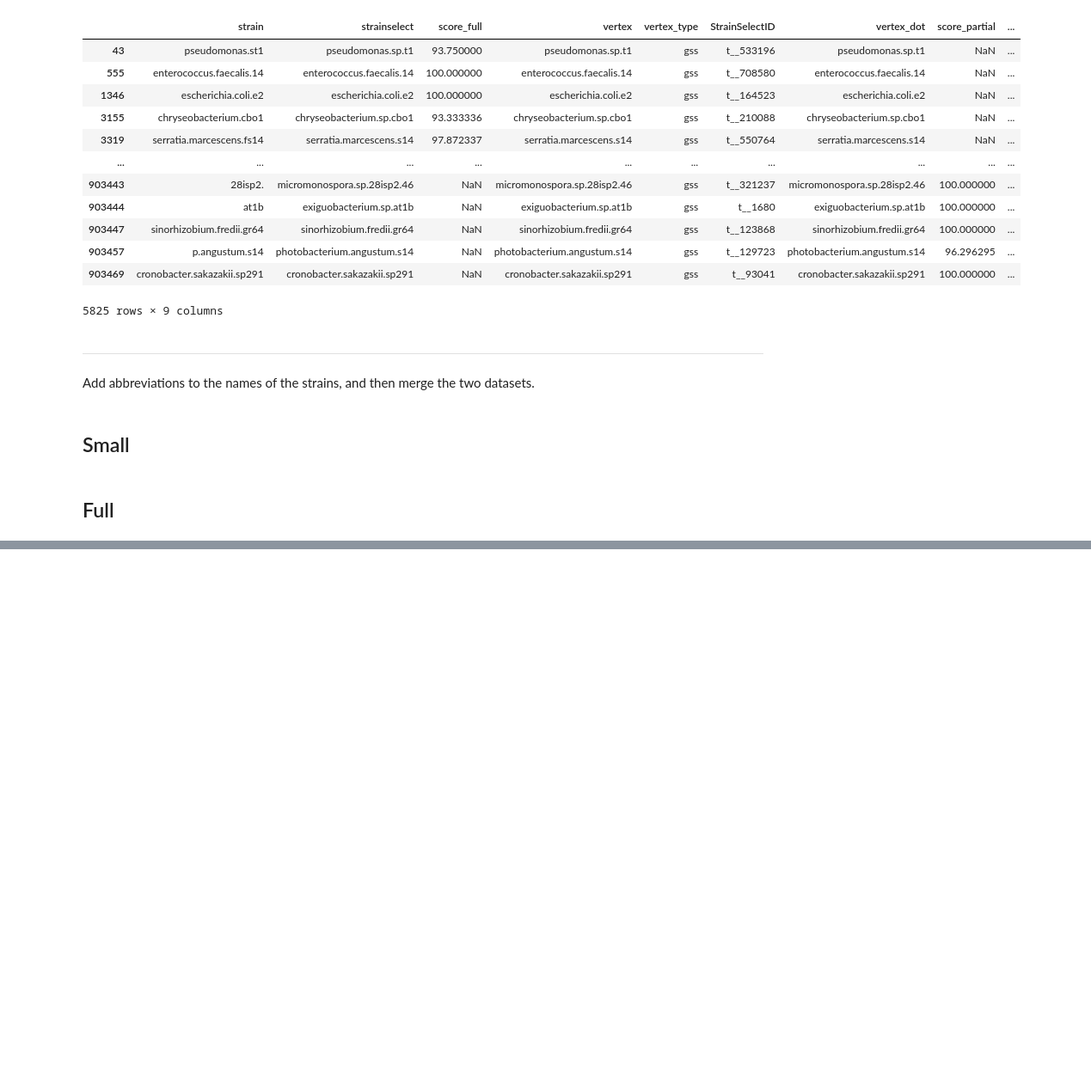
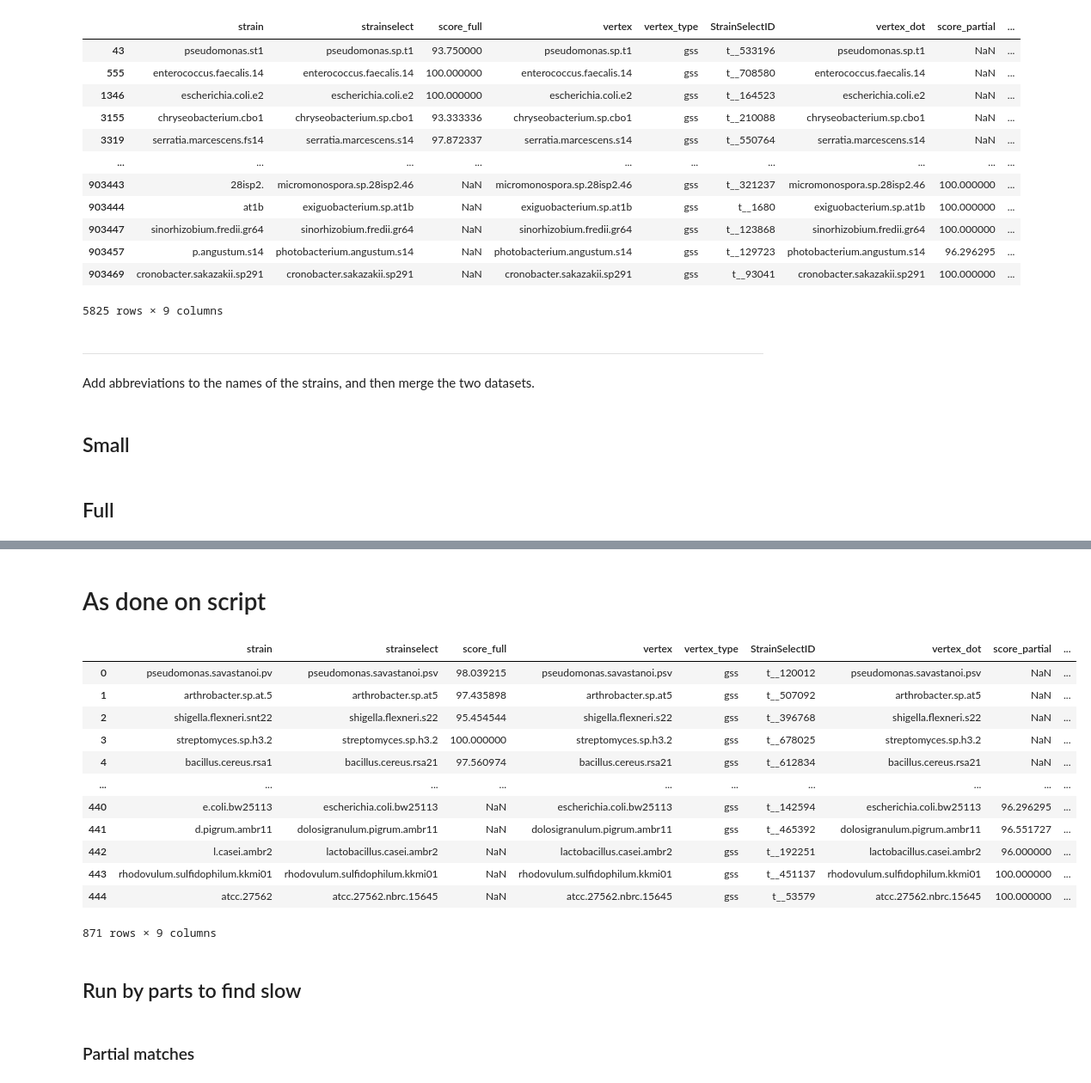
Before and after one commit to danielzmbp/NLP4Pheno, a Jupyter notebook: notebooks/match_predstrains_strainselect.ipynb, the cells around one changed output, grey strips where cells are left out. Shown: that part at 86% size. Cells and saved outputs as stored; diff of their text form; code cells hidden in the pictures; blank space fills up the shorter version.

```diff
--- a/notebooks/match_predstrains_strainselect.ipynb
+++ b/notebooks/match_predstrains_strainselect.ipynb
@@ -187,7 +187,7 @@ matches
 num_processes = 150
 
 # Split the strains into batches
-batch_size = 10
+batch_size = 100
 # %% [markdown]
 Add abbreviations to the names of the strains, and then merge the two datasets.
 # %%
@@ -317,0 +320,30 @@ len(selected[selected.vertex.str.contains("GCA")])
+# %% [markdown]
+# As done on script
+# %%
+strains_small = strains[:4000]
+batch_size = 2000
+strain_batches = [strains_small[i:i + batch_size] for i in range(0, len(strains_small), batch_size)]
+# %%
+%%time
+all_matches_partial = process.cdist(strain_batches[0],
+                                    vertices_noass, scorer=fuzz.partial_ratio,
+                                    workers=40, score_cutoff=95)
+# %%
+def all_combinations(text):
+    for length in range(len(text) + 1):
+        for combo in itertools.combinations(text.split('.'), length):
+            yield '.'.join(combo)
+
+def filter_strains(df):
+    def check_strainselectid(group):
+        return len(group['StrainSelectID'].unique()) == 1
+
+    filtered = df.groupby('strain').filter(check_strainselectid)
+
+    return filtered.groupby('strain').head(1)
+
+def g(df):
+        return df[df.groupby('strain')['score_partial'].transform("max") == df['score_partial']]
+
+def gf(df):
+    return df[df.groupby('strain')['score_full'].transform("max") == df['score_full']]
@@ -317,0 +409,16 @@ len(selected[selected.vertex.str.contains("GCA")])
+# %%
+pd.concat(batch_results)
+# %% [output]
+|  | strain | strainselect | score_full | vertex | vertex_type | StrainSelectID | vertex_dot | score_partial | ... |
+| 0 | pseudomonas.savastanoi.pv | pseudomonas.savastanoi.psv | 98.039215 | pseudomonas.savastanoi.psv | gss | t__120012 | pseudomonas.savastanoi.psv | NaN | ... |
+| 1 | arthrobacter.sp.at.5 | arthrobacter.sp.at5 | 97.435898 | arthrobacter.sp.at5 | gss | t__507092 | arthrobacter.sp.at5 | NaN | ... |
+| 2 | shigella.flexneri.snt22 | shigella.flexneri.s22 | 95.454544 | shigella.flexneri.s22 | gss | t__396768 | shigella.flexneri.s22 | NaN | ... |
+| 3 | streptomyces.sp.h3.2 | streptomyces.sp.h3.2 | 100.000000 | streptomyces.sp.h3.2 | gss | t__678025 | streptomyces.sp.h3.2 | NaN | ... |
+| 4 | bacillus.cereus.rsa1 | bacillus.cereus.rsa21 | 97.560974 | bacillus.cereus.rsa21 | gss | t__612834 | bacillus.cereus.rsa21 | NaN | ... |
+| ... | ... | ... | ... | ... | ... | ... | ... | ... | ... |
+| 440 | e.coli.bw25113 | escherichia.coli.bw25113 | NaN | escherichia.coli.bw25113 | gss | t__142594 | escherichia.coli.bw25113 | 96.296295 | ... |
+| 441 | d.pigrum.ambr11 | dolosigranulum.pigrum.ambr11 | NaN | dolosigranulum.pigrum.ambr11 | gss | t__465392 | dolosigranulum.pigrum.ambr11 | 96.551727 | ... |
+| 442 | l.casei.ambr2 | lactobacillus.casei.ambr2 | NaN | lactobacillus.casei.ambr2 | gss | t__192251 | lactobacillus.casei.ambr2 | 96.000000 | ... |
+| 443 | rhodovulum.sulfidophilum.kkmi01 | rhodovulum.sulfidophilum.kkmi01 | NaN | rhodovulum.sulfidophilum.kkmi01 | gss | t__451137 | rhodovulum.sulfidophilum.kkmi01 | 100.000000 | ... |
+| 444 | atcc.27562 | atcc.27562.nbrc.15645 | NaN | atcc.27562.nbrc.15645 | gss | t__53579 | atcc.27562.nbrc.15645 | 100.000000 | ... |
+871 rows × 9 columns
@@ -317,0 +429,2 @@ len(selected[selected.vertex.str.contains("GCA")])
+# %% [markdown]
+## Run by parts to find slow
@@ -317,0 +438,2 @@ len(selected[selected.vertex.str.contains("GCA")])
+# %% [markdown]
+### Partial matches
```
Also changed, not shown: parts of 43 cells of this notebook, 1 other file.
